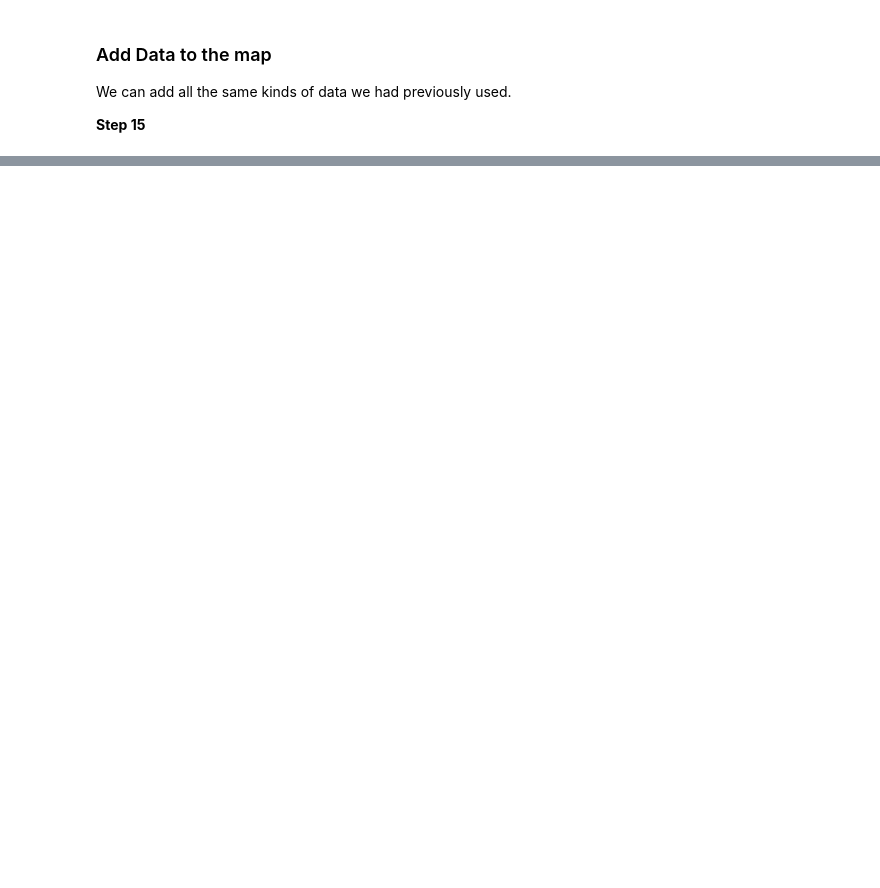
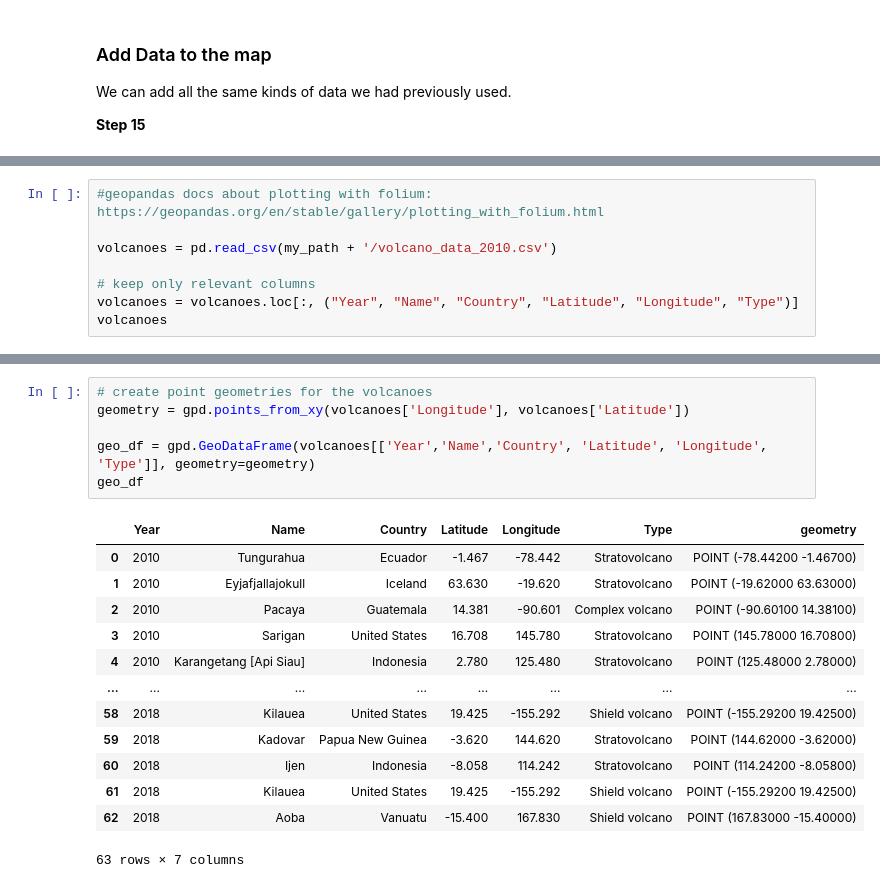
Before and after one commit to epurpur/pythonGeospatialWorkshop, a Jupyter notebook: python_geospatial_workshop.ipynb, the cells around one changed output, grey strips where cells are left out. Saved outputs shown, nothing was run; the diff lists cells and outputs as text; blank space fills up the shorter version.

```diff
--- a/python_geospatial_workshop.ipynb
+++ b/python_geospatial_workshop.ipynb
@@ -301,0 +393,8 @@ m
+# %%
+#geopandas docs about plotting with folium: https://geopandas.org/en/stable/gallery/plotting_with_folium.html
+
+volcanoes = pd.read_csv(my_path + '/volcano_data_2010.csv')
+
+# keep only relevant columns
+volcanoes = volcanoes.loc[:, ("Year", "Name", "Country", "Latitude", "Longitude", "Type")]
+volcanoes
@@ -301,0 +415,20 @@ m
+# %%
+# create point geometries for the volcanoes
+geometry = gpd.points_from_xy(volcanoes['Longitude'], volcanoes['Latitude'])
+
+geo_df = gpd.GeoDataFrame(volcanoes[['Year','Name','Country', 'Latitude', 'Longitude', 'Type']], geometry=geometry)
+geo_df
+# %% [output]
+|  | Year | Name | Country | Latitude | Longitude | Type | geometry |
+| 0 | 2010 | Tungurahua | Ecuador | -1.467 | -78.442 | Stratovolcano | POINT (-78.44200 -1.46700) |
+| 1 | 2010 | Eyjafjallajokull | Iceland | 63.630 | -19.620 | Stratovolcano | POINT (-19.62000 63.63000) |
+| 2 | 2010 | Pacaya | Guatemala | 14.381 | -90.601 | Complex volcano | POINT (-90.60100 14.38100) |
+| 3 | 2010 | Sarigan | United States | 16.708 | 145.780 | Stratovolcano | POINT (145.78000 16.70800) |
+| 4 | 2010 | Karangetang [Api Siau] | Indonesia | 2.780 | 125.480 | Stratovolcano | POINT (125.48000 2.78000) |
+| ... | ... | ... | ... | ... | ... | ... | ... |
+| 58 | 2018 | Kilauea | United States | 19.425 | -155.292 | Shield volcano | POINT (-155.29200 19.42500) |
+| 59 | 2018 | Kadovar | Papua New Guinea | -3.620 | 144.620 | Stratovolcano | POINT (144.62000 -3.62000) |
+| 60 | 2018 | Ijen | Indonesia | -8.058 | 114.242 | Stratovolcano | POINT (114.24200 -8.05800) |
+| 61 | 2018 | Kilauea | United States | 19.425 | -155.292 | Shield volcano | POINT (-155.29200 19.42500) |
+| 62 | 2018 | Aoba | Vanuatu | -15.400 | 167.830 | Shield volcano | POINT (167.83000 -15.40000) |
+63 rows × 7 columns
```
Also changed, not shown: parts of 22 cells of this notebook.
